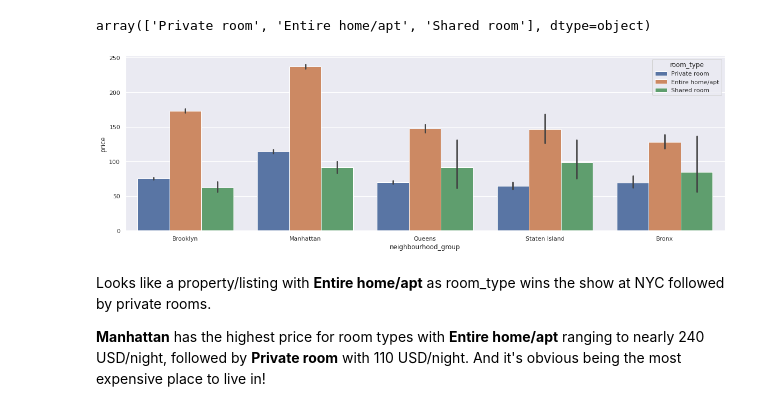
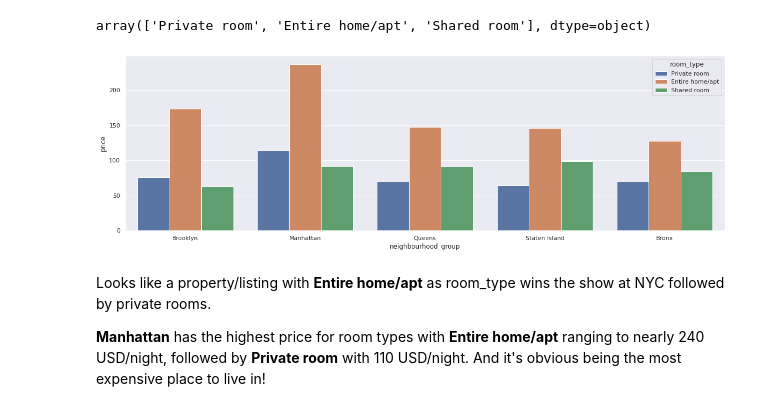
Before and after one commit to harishkollana/Airbnb-Capstone-Project, a Jupyter notebook: Airbnb_Capstone.ipynb, the cells around one changed output. Drawn from its saved outputs; the diff is of its cells as text; code cells hidden in the pictures.

```diff
--- a/Airbnb_Capstone.ipynb
+++ b/Airbnb_Capstone.ipynb
@@ -885,9 +885,9 @@ quantile_df['room_type'].unique() #unique rooms available throughout NYC
 # %% [output]
 array(['Private room', 'Entire home/apt', 'Shared room'], dtype=object)
 # %%
-ax = sns.barplot(x="neighbourhood_group", y="price", hue="room_type", data=quantile_df)
+ax = sns.barplot(x="neighbourhood_group", y="price", hue="room_type", data=quantile_df,ci=None)
 # %% [output]
-[figure, old version]
+[figure, new version]
 # %% [markdown]
 Looks like a property/listing with **Entire home/apt** as room_type wins the show at NYC followed by private rooms.
 
```
Also changed, not shown: parts of 41 cells of this notebook.
